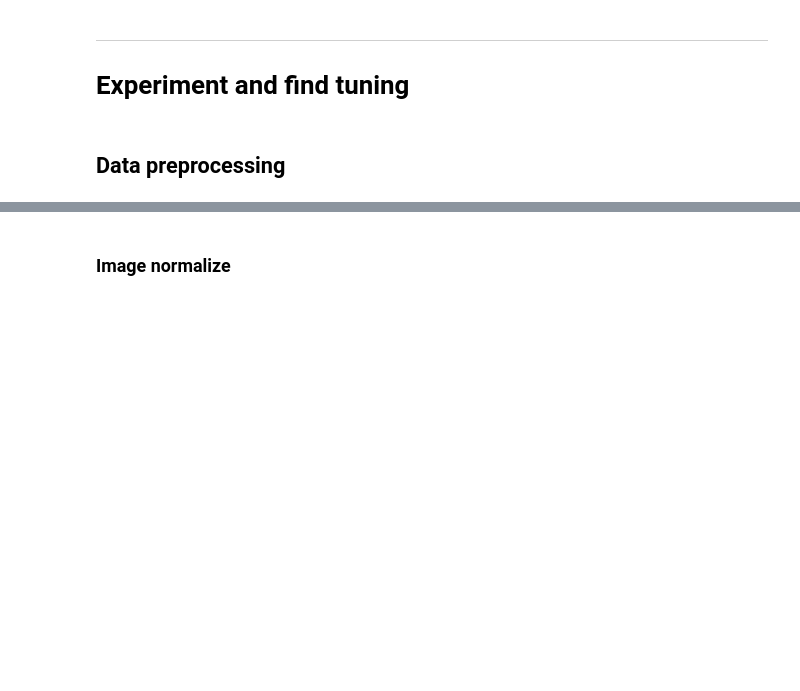
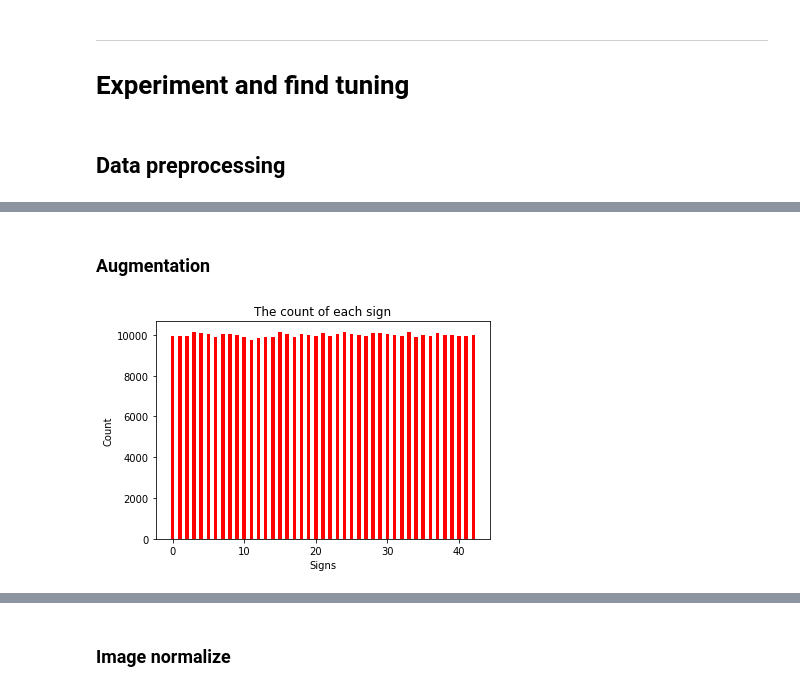
Before and after one commit to wolfapple/traffic-sign-recognition, a Jupyter notebook: notebook.ipynb, the cells around one changed output, grey strips where cells are left out. Drawn from its saved outputs; the diff is of its cells as text; code cells hidden in the pictures; blank space fills up the shorter version.

```diff
--- a/notebook.ipynb
+++ b/notebook.ipynb
@@ -220,0 +401,45 @@ evaluate(model, criterion, test_loader)
+# %% [markdown]
+### Augmentation
+# %%
+class_sample_count = np.bincount(y_train)
+weights = 1 / np.array([class_sample_count[y] for y in y_train])
+samp = sampler.WeightedRandomSampler(weights, 43 * 10000)
+# %%
+train_data_transforms = transforms.Compose([
+    CLAHE_GRAY(),
+    transforms.ToPILImage(),
+    transforms.RandomApply([
+        transforms.RandomRotation(20, resample=PIL.Image.BICUBIC),
+        transforms.RandomAffine(0, translate=(0.2, 0.2), resample=PIL.Image.BICUBIC),
+        transforms.RandomAffine(0, shear=20, resample=PIL.Image.BICUBIC),
+        transforms.RandomAffine(0, scale=(0.8, 1.2), resample=PIL.Image.BICUBIC)
+    ]),
+    transforms.ToTensor()
+])
+test_data_transforms = transforms.Compose([
+    CLAHE_GRAY(),
+    transforms.ToTensor()
+])
+
+train_dataset = PickledDataset(training_file, transform=train_data_transforms)
+valid_dataset = PickledDataset(validation_file, transform=test_data_transforms)
+test_dataset = PickledDataset(testing_file, transform=test_data_transforms)
+
+train_loader = WrappedDataLoader(DataLoader(train_dataset, batch_size=64, sampler=samp, num_workers=4), preprocess)
+valid_loader = WrappedDataLoader(DataLoader(valid_dataset, batch_size=64, shuffle=False, num_workers=4), preprocess)
+test_loader = WrappedDataLoader(DataLoader(test_dataset, batch_size=64, shuffle=False, num_workers=4), preprocess)
+# %%
+balanced_y_train = torch.LongTensor([]).to(device)
+
+with torch.no_grad():
+    for _, y in train_loader:
+        balanced_y_train = torch.cat((balanced_y_train, y))
+
+fig, ax = plt.subplots()
+ax.bar(range(n_classes), np.bincount(balanced_y_train.cpu().numpy()), 0.5, color='r')
+ax.set_xlabel('Signs')
+ax.set_ylabel('Count')
+ax.set_title('The count of each sign')
+plt.show()
+# %% [output]
+[figure, added]
```
Also changed, not shown: parts of 18 cells of this notebook.
